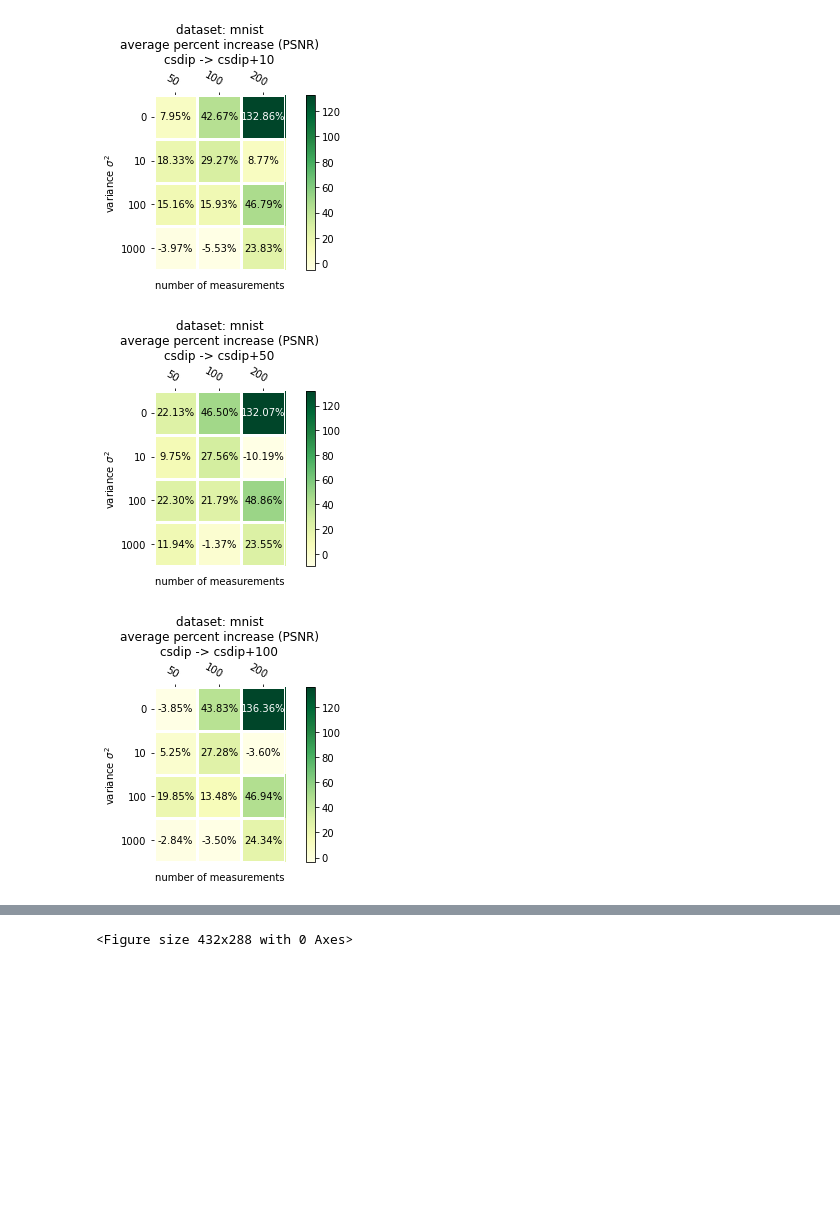
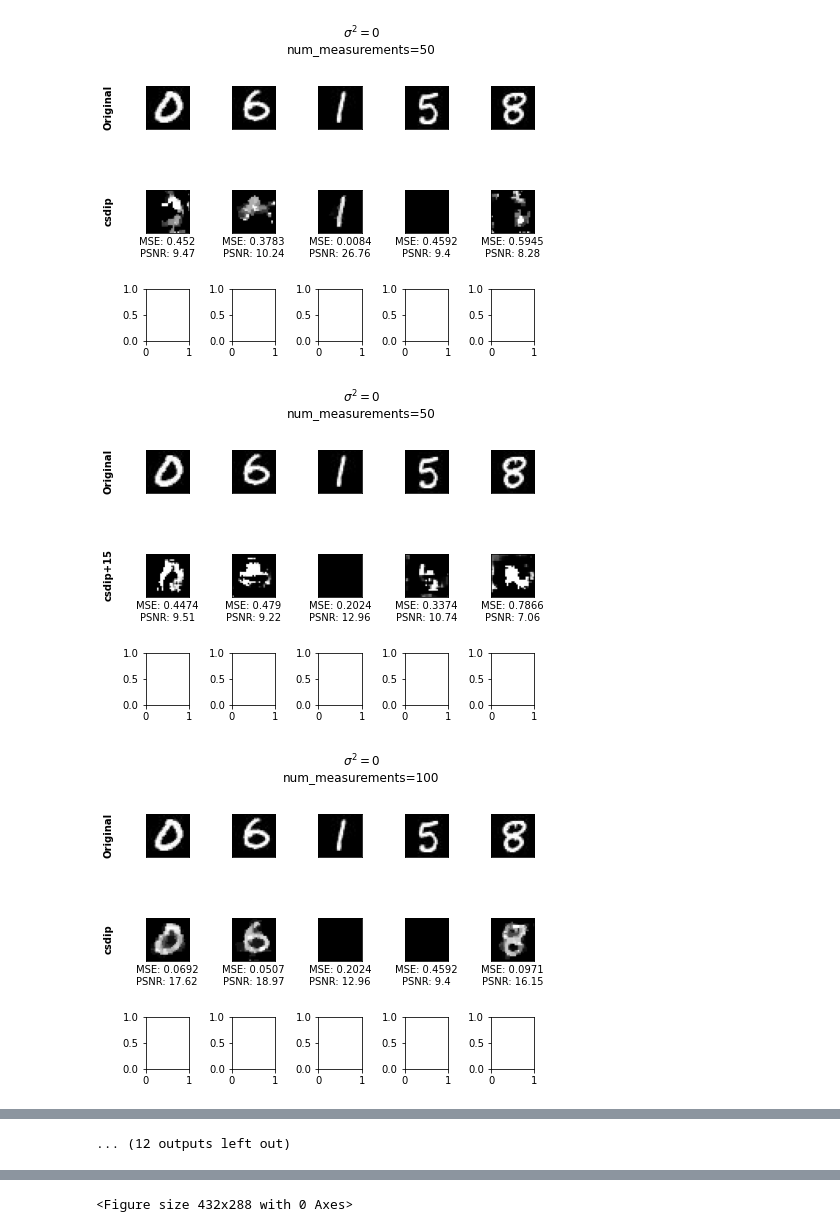
Before and after one commit to reagankan/compsensing_dip, a Jupyter notebook: plot.ipynb, the cells around one changed output, grey strips where cells are left out. Cells and saved outputs as stored; diff of their text form; code cells hidden in the pictures; blank space fills up the shorter version.

Commit message:
generate images for slides/report

```diff
--- a/plot.ipynb
+++ b/plot.ipynb
@@ -23,3 +25,0 @@ import utils_plot as putils
-# %%
-args.DATASET = 'mnist' # 'mnist', 'xray', or 'retino'
-args.DEMO = 'True'
@@ -305,0 +415,6 @@ def plot_average_psnr_percent_increase(args, baseline, experimental, cmap="YlGn"
+# %%
+## for the appendix, save all reconstructions for retino dataset
+
+for var in args.VARIANCE_LIST:
+    for n_meas in args.NUM_MEASUREMENTS_LIST:
+        qualitative_plot_ranked(dataloader, RECONSTRUCTIONS, METRICS, args, variance=var, num_measurements=n_meas, save_dpath="latex_files")
@@ -306,53 +434,62 @@ def plot_average_psnr_percent_increase(args, baseline, experimental, cmap="YlGn"
 # %%
 args.DATASET = 'mnist' # 'mnist', 'xray', or 'retino'
 args.DEMO = 'True'
-args.path_root = "reconstructions_good/"
-args.ALG_LIST = ['csdip', 'csdip+50', 'csdip+10', 'csdip+100']
+args.path_root = "reconstructions"#_good/"
+args.ALG_LIST = ['csdip+15']#, 'csdip+10', 'csdip+100']
 # args.ALG_LIST = ['csdip', 'csdip+100']
 args.NUM_MEASUREMENTS_LIST = [50, 100, 200]# [10,25,35,50,75,100,200] # mnist
 args.VARIANCE_LIST = [0, 10, 100, 1000]
 args = putils.construct_arg(args)
 
 dataloader = utils.get_data(args) # get original images in PyTorch object
-
 RECONSTRUCTIONS, METRICS = putils.get_plot_data(dataloader, args, old=False)
 
-plot_average_psnr_percent_increase(
-    args,
-    baseline="csdip",
-    experimental="csdip+10"
-)
-plot_average_psnr_percent_increase(
-    args,
-    baseline="csdip",
-    experimental="csdip+50"
-)
-plot_average_psnr_percent_increase(
-    args,
-    baseline="csdip",
-    experimental="csdip+100"
-)
+args.path_root = "reconstructions_good/"
+args.ALG_LIST = ['csdip']#, 'csdip+10', 'csdip+100']
+dataloader_baseline = utils.get_data(args) # get original images in PyTorch object
+RECONSTRUCTIONS_baseline, METRICS_baseline = putils.get_plot_data(dataloader_baseline, args, old=False)
+
+# qualitative_plot(dataloader, RECONSTRUCTIONS, METRICS, args,
+#                  variance=args.VARIANCE_LIST[0],
+#                  num_measurements=args.NUM_MEASUREMENTS_LIST[0])
+
+# plot_average_psnr_percent_increase(
+#     args,
+#     baseline="csdip",
+#     experimental="csdip+10"
+# )
+# plot_average_psnr_percent_increase(
+#     args,
+#     baseline="csdip",
+#     experimental="csdip+50"
+# )
+# plot_average_psnr_percent_increase(
+#     args,
+#     baseline="csdip",
+#     experimental="csdip+100"
+# )
 
 # var = 1000
 # n_meas = 200
-# for var in args.VARIANCE_LIST:
-#     for n_meas in args.NUM_MEASUREMENTS_LIST:
+for var in args.VARIANCE_LIST:
+    for n_meas in args.NUM_MEASUREMENTS_LIST:
 #         n_meas = 200
-#         qualitative_plot(dataloader, RECONSTRUCTIONS, METRICS, args, variance=var, num_measurements=n_meas)
+        qualitative_plot(dataloader_baseline, RECONSTRUCTIONS_baseline, METRICS_baseline, args, variance=var, num_measurements=n_meas)
+        qualitative_plot(dataloader, RECONSTRUCTIONS, METRICS, args, variance=var, num_measurements=n_meas)
 #         break
 # var = 1000
 # n_meas = 100
 # qualitative_plot(dataloader, RECONSTRUCTIONS, METRICS, args, variance=var, num_measurements=n_meas)
 
 # var = 1000
 # plot_metric_vs_nmeas(args, metric="MSE", variance=var)
 # plot_metric_vs_nmeas(args, metric="PSNR", variance=var)
 
 
 # n_meas = 100
 # plot_metric_vs_variance(args, metric="MSE", num_measurements=n_meas)
 # plot_metric_vs_variance(args, metric="PSNR", num_measurements=n_meas)
 # %% [output]
-[figure, old version]
+[figure, new version]
-[figure, old version]
+[figure, new version]
-[figure, old version]
+[figure, new version]
@@ -358,0 +505 @@ plot_average_psnr_percent_increase(
+... (12 outputs left out)
```
Also changed, not shown: parts of 45 cells of this notebook, 19 other files.
